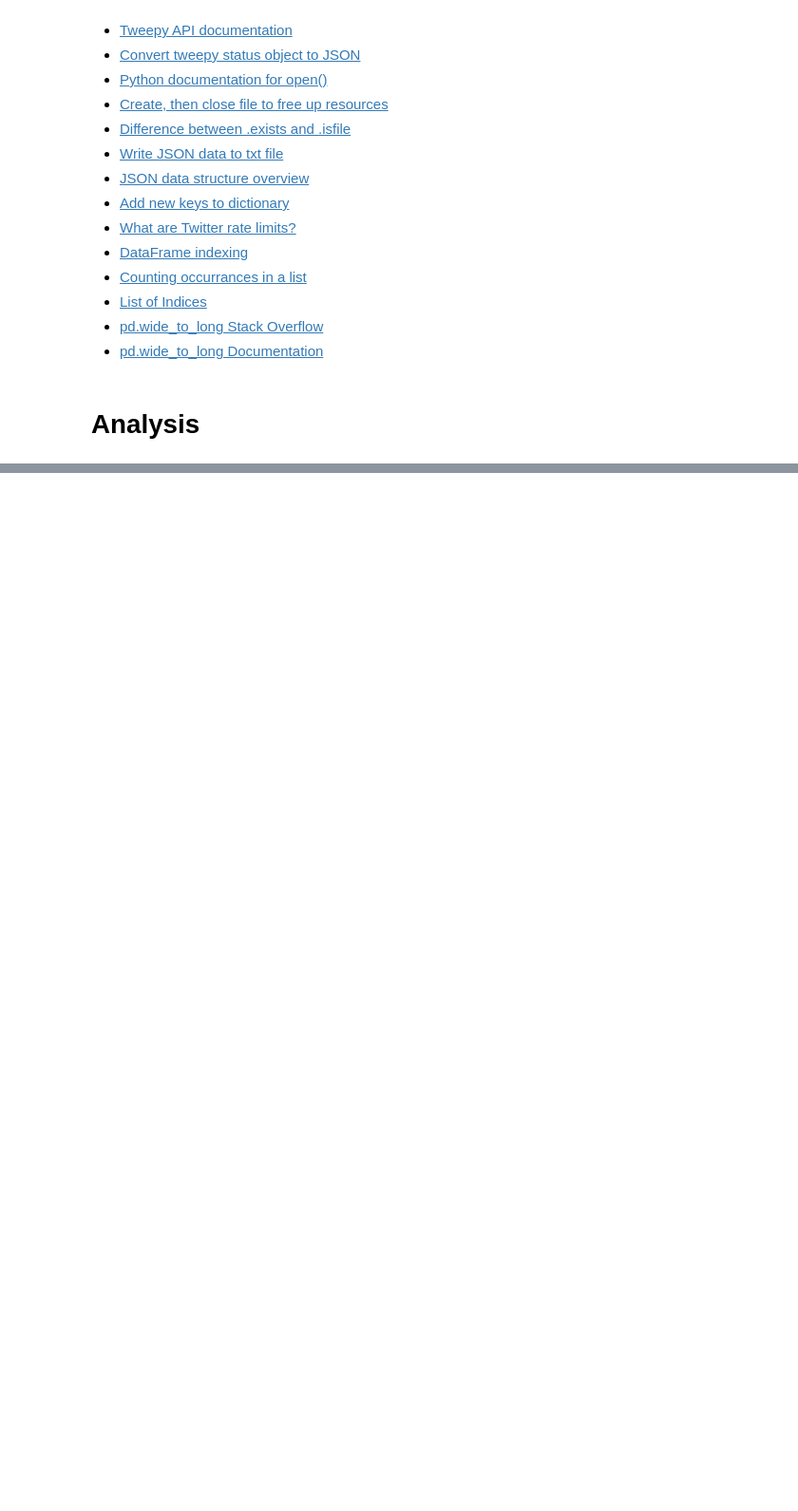
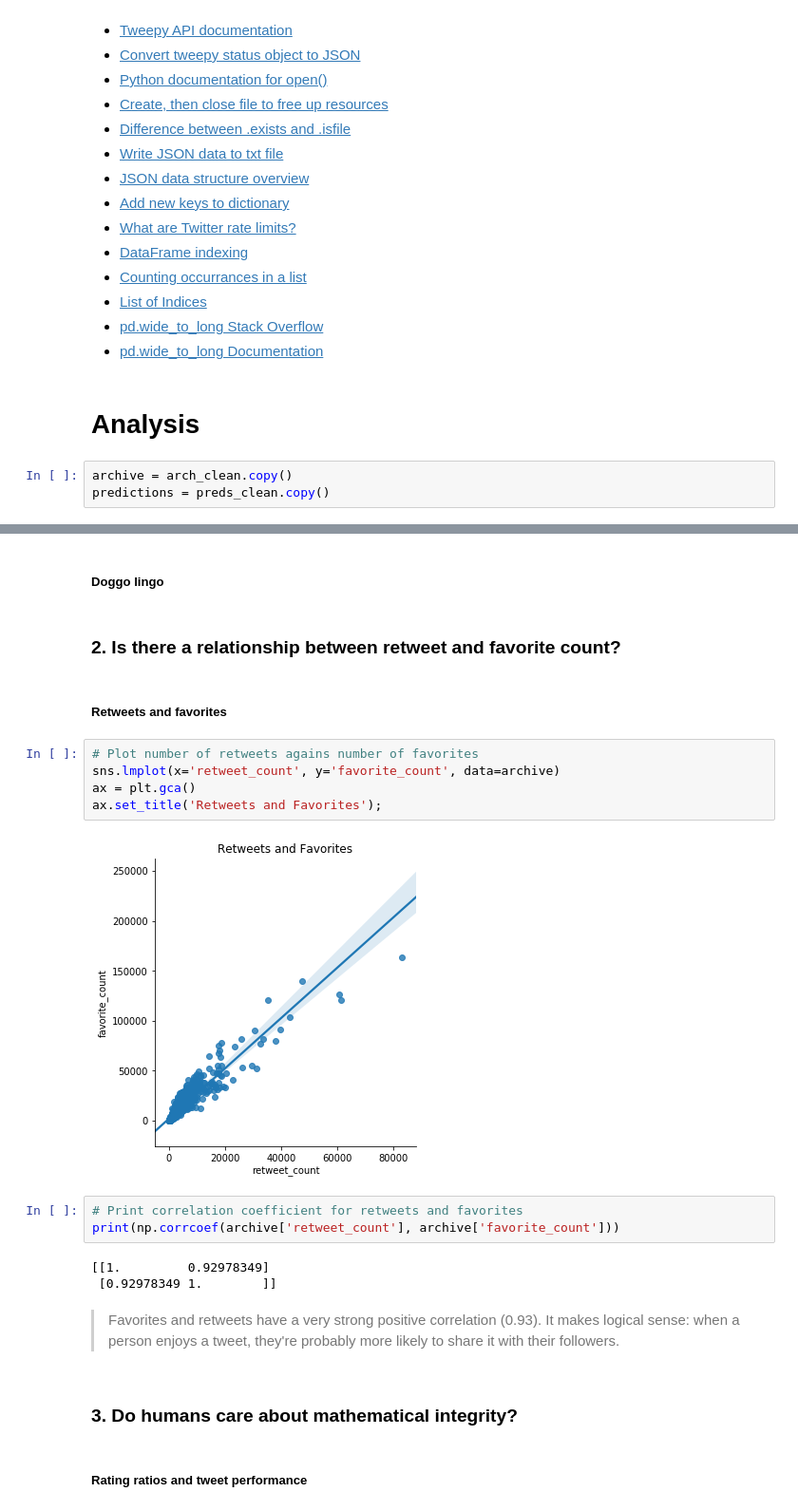
Before and after one commit to alexfetterman/WeRateDogs-Twitter-DAND, a Jupyter notebook: wrangle_act.ipynb, the cells around one changed output, grey strips where cells are left out. Shown: that part at 95% size. Saved outputs shown, nothing was run; the diff lists cells and outputs as text; blank space fills up the shorter version.

```diff
--- a/wrangle_act.ipynb
+++ b/wrangle_act.ipynb
@@ -1222,3 +1229,6 @@ preds_clean.to_csv('image_predictions_master.csv', index=False)
 - [pd.wide_to_long Documentation](https://pandas.pydata.org/pandas-docs/stable/reference/api/pandas.wide_to_long.html)
 # %% [markdown]
 # Analysis
+# %%
+archive = arch_clean.copy()
+predictions = preds_clean.copy()
@@ -1224,0 +1254,25 @@ preds_clean.to_csv('image_predictions_master.csv', index=False)
+# %% [markdown]
+##### Doggo lingo
+# %% [markdown]
+### 2. Is there a relationship between retweet and favorite count?
+# %% [markdown]
+##### Retweets and favorites
+# %%
+# Plot number of retweets agains number of favorites
+sns.lmplot(x='retweet_count', y='favorite_count', data=archive)
+ax = plt.gca()
+ax.set_title('Retweets and Favorites');
+# %% [output]
+[figure, added]
+# %%
+# Print correlation coefficient for retweets and favorites
+print(np.corrcoef(archive['retweet_count'], archive['favorite_count']))
+# %% [output]
+[[1.         0.92978349]
+ [0.92978349 1.        ]]
+# %% [markdown]
+>Favorites and retweets have a very strong positive correlation (0.93). It makes logical sense: when a person enjoys a tweet, they're probably more likely to share it with their followers.
+# %% [markdown]
+### 3. Do humans care about mathematical integrity?
+# %% [markdown]
+##### Rating ratios and tweet performance
```
Also changed, not shown: parts of 44 cells of this notebook.
